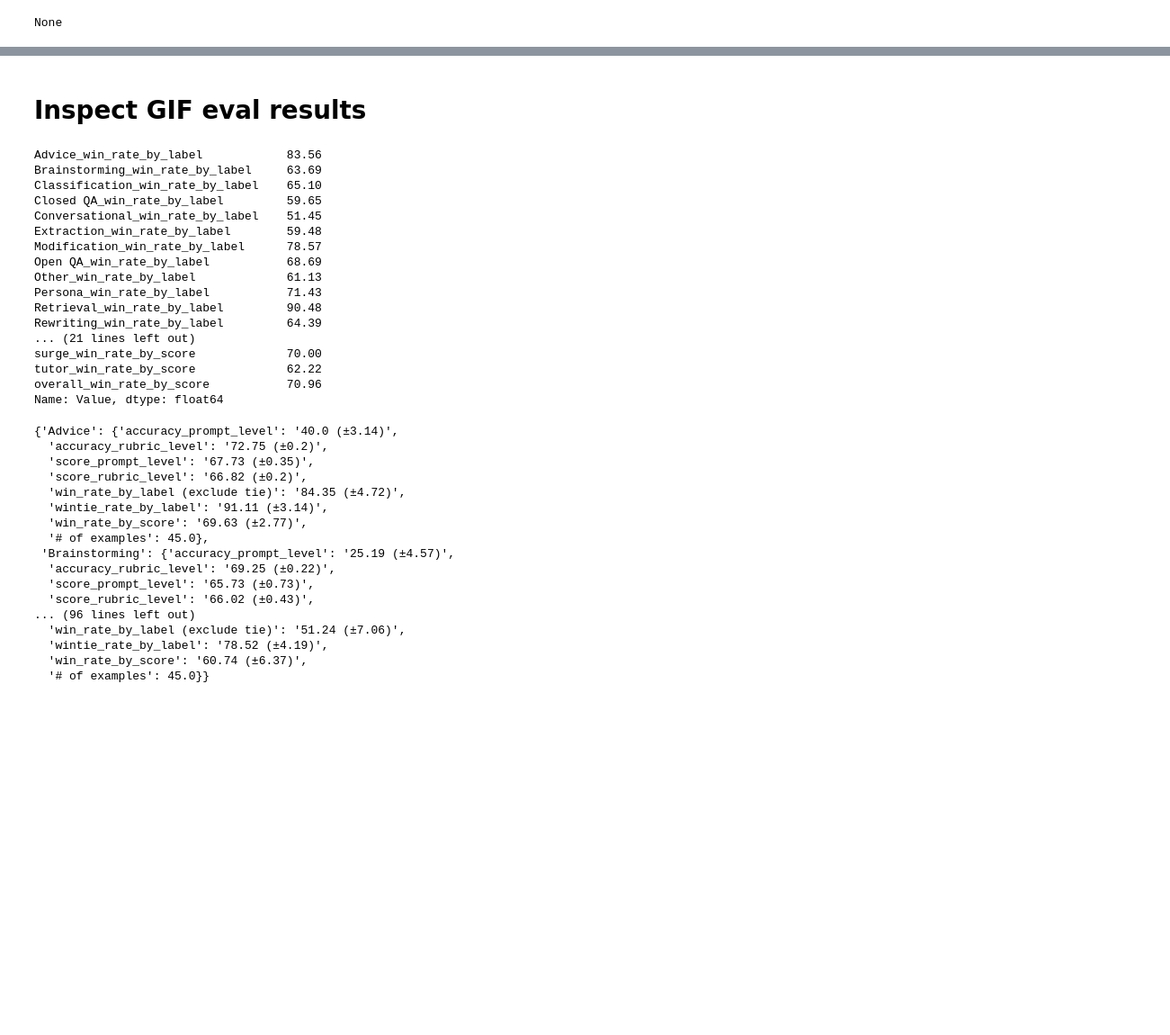
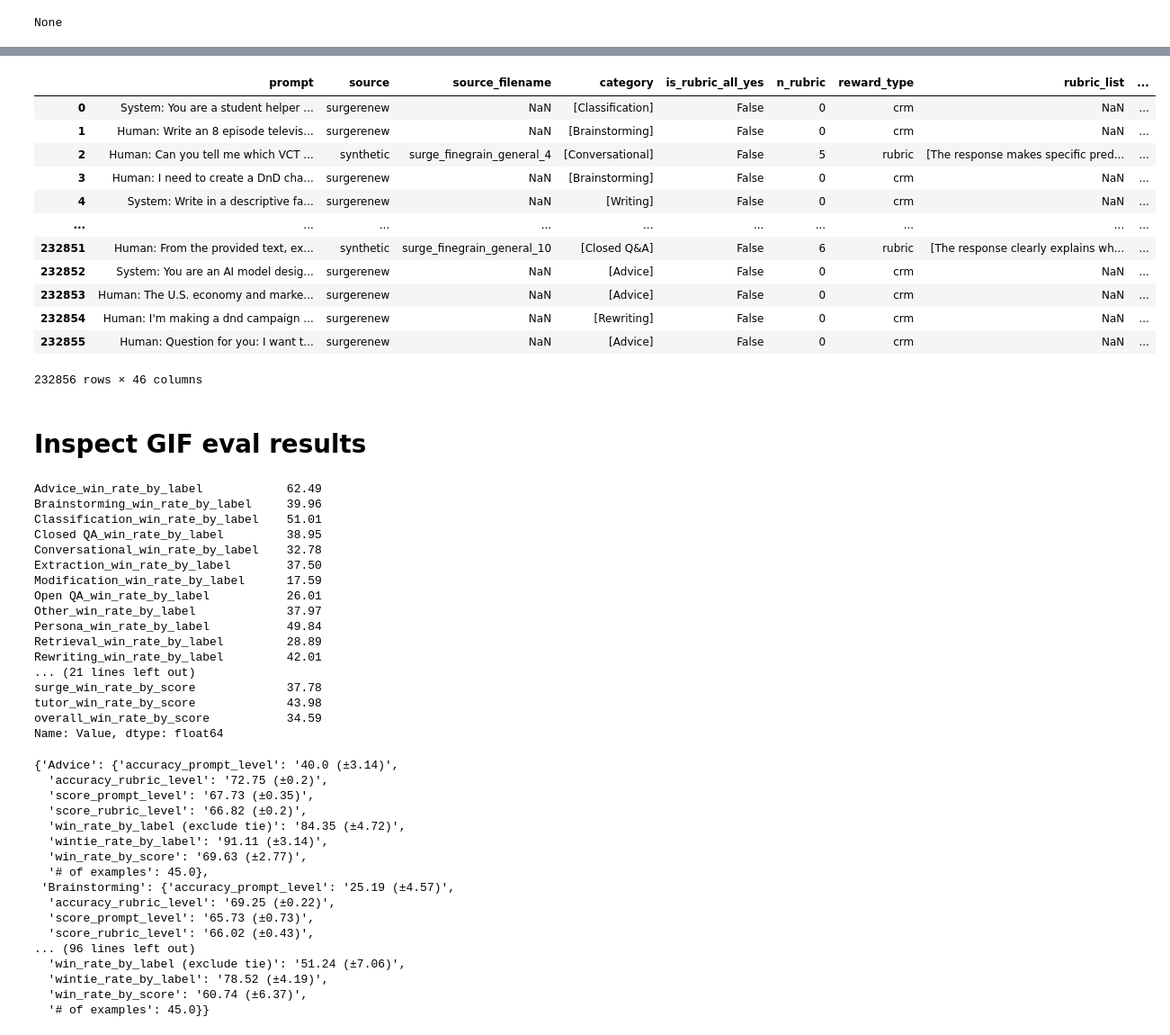
Before and after one commit to yuchenhe-xai/yccolab, a Jupyter notebook: 241015_exp_runs_rubrics.ipynb, the cells around one changed output, grey strips where cells are left out. Shown at 90% size. Cells and saved outputs as stored; diff of their text form; code cells hidden in the pictures; blank space fills up the shorter version.

Commit message:
update the recent filters and client code

```diff
--- a/241015_exp_runs_rubrics.ipynb
+++ b/241015_exp_runs_rubrics.ipynb
@@ -3789,0 +3750,3 @@ plt.show()
+# %%
+data_rl = utils.read_df("/data/datasets/rubrics/mixtures/policy/mix-rubrics-8k/df.parquet")
+data_rl
@@ -3789,0 +3832,28 @@ plt.show()
+# %%
+# Step 1: Identify prompts in data_org that are not in data_rl
+new_data_org = data_org[~data_org['prompt'].isin(data_rl['prompt'])]
+
+# Step 2: Concatenate data_rl with new_data_org, keeping unique columns
+merged_data = pd.concat([data_rl, new_data_org], axis=0, ignore_index=True)
+
+# Step 3: If necessary, drop duplicates based on 'prompt' or other criteria
+# For example, if there were duplicate prompts after concatenation
+# merged_data = merged_data.drop_duplicates(subset='prompt', keep='first')
+
+# Display the merged result
+merged_data = merged_data.sample(frac=1).reset_index(drop=True)
+merged_data
+# %% [output]
+|  | prompt | source | source_filename | category | is_rubric_all_yes | n_rubric | reward_type | rubric_list | ... |
+| 0 | System: You are a student helper ... | surgerenew | NaN | [Classification] | False | 0 | crm | NaN | ... |
+| 1 | Human: Write an 8 episode televis... | surgerenew | NaN | [Brainstorming] | False | 0 | crm | NaN | ... |
+| 2 | Human: Can you tell me which VCT ... | synthetic | surge_finegrain_general_4 | [Conversational] | False | 5 | rubric | [The response makes specific pred... | ... |
+| 3 | Human: I need to create a DnD cha... | surgerenew | NaN | [Brainstorming] | False | 0 | crm | NaN | ... |
+| 4 | System: Write in a descriptive fa... | surgerenew | NaN | [Writing] | False | 0 | crm | NaN | ... |
+| ... | ... | ... | ... | ... | ... | ... | ... | ... | ... |
+| 232851 | Human: From the provided text, ex... | synthetic | surge_finegrain_general_10 | [Closed Q&A] | False | 6 | rubric | [The response clearly explains wh... | ... |
+| 232852 | System: You are an AI model desig... | surgerenew | NaN | [Advice] | False | 0 | crm | NaN | ... |
+| 232853 | Human: The U.S. economy and marke... | surgerenew | NaN | [Advice] | False | 0 | crm | NaN | ... |
+| 232854 | Human: I'm making a dnd campaign ... | surgerenew | NaN | [Rewriting] | False | 0 | crm | NaN | ... |
+| 232855 | Human: Question for you: I want t... | surgerenew | NaN | [Advice] | False | 0 | crm | NaN | ... |
+232856 rows × 46 columns
@@ -3795,8 +3871,13 @@ plt.show()
 data_path = "/data/evals/yuchen/gifeval/raw/pmix-org-16k.yuchen.svc.max.x.ai-k1/2024-11-01-193317/metrics.json" # org 160k
 data_path = "/data/evals/yuchen/gifeval/raw/pmix-sft-16k.yuchen.svc.max.x.ai-k1/2024-11-01-193308/metrics.json" # rfilter 160k
 
-data_path = "/data/evals/yuchen/gifeval/raw/npmix-org-288k.yuchen.svc.max.x.ai/2024-11-06-025943/metrics.json" # cleansft org 288k
+# data_path = "/data/evals/yuchen/gifeval/raw/npmix-org-288k.yuchen.svc.max.x.ai/2024-11-06-025943/metrics.json" # cleansft org 288k
 # data_path = "/data/evals/yuchen/gifeval/raw/npmix-rfilter-192k.yuchen.svc.max.x.ai-k1/2024-11-06-091027/metrics.json" # cleansft rfilter 160k
+
+data_path = "/data/evals/yuchen/gifeval/raw/v5l-sft-1106base-sglang.yuchen.svc.max.x.ai/2024-11-11-170343/metrics.json" # baseline
+
+data_path = "/data/evals/yuchen/gifeval/raw/v5l-sft-1106filterv2-sglang.yuchen.svc.max.x.ai/2024-11-11-202101/metrics.json" # filter v2
+
 result = json.load(open(data_path, "r"))
 flatten_output = {
     by_k + "_" + win_rate_metric: {
@@ -3812,22 +3893,22 @@ df = pd.DataFrame(flatten_output)
 df_flattened = df.stack().reset_index(level=1, drop=True).rename('Value')
 df_flattened
 # %% [output]
-Advice_win_rate_by_label            83.56
-Brainstorming_win_rate_by_label     63.69
-Classification_win_rate_by_label    65.10
-Closed QA_win_rate_by_label         59.65
-Conversational_win_rate_by_label    51.45
-Extraction_win_rate_by_label        59.48
-Modification_win_rate_by_label      78.57
-Open QA_win_rate_by_label           68.69
-Other_win_rate_by_label             61.13
-Persona_win_rate_by_label           71.43
-Retrieval_win_rate_by_label         90.48
-Rewriting_win_rate_by_label         64.39
+Advice_win_rate_by_label            62.49
+Brainstorming_win_rate_by_label     39.96
+Classification_win_rate_by_label    51.01
+Closed QA_win_rate_by_label         38.95
+Conversational_win_rate_by_label    32.78
+Extraction_win_rate_by_label        37.50
+Modification_win_rate_by_label      17.59
+Open QA_win_rate_by_label           26.01
+Other_win_rate_by_label             37.97
+Persona_win_rate_by_label           49.84
+Retrieval_win_rate_by_label         28.89
+Rewriting_win_rate_by_label         42.01
 ... (21 lines left out)
-surge_win_rate_by_score             70.00
-tutor_win_rate_by_score             62.22
-overall_win_rate_by_score           70.96
+surge_win_rate_by_score             37.78
+tutor_win_rate_by_score             43.98
+overall_win_rate_by_score           34.59
 Name: Value, dtype: float64
 # %%
 # %% [output]
```
Also changed, not shown: parts of 26 cells of this notebook.
